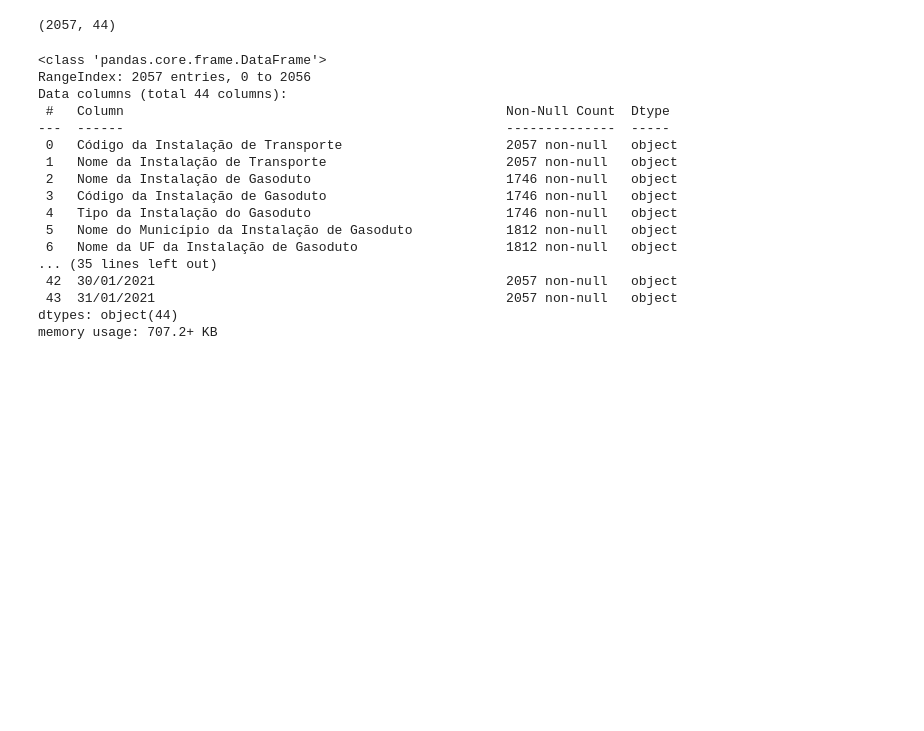
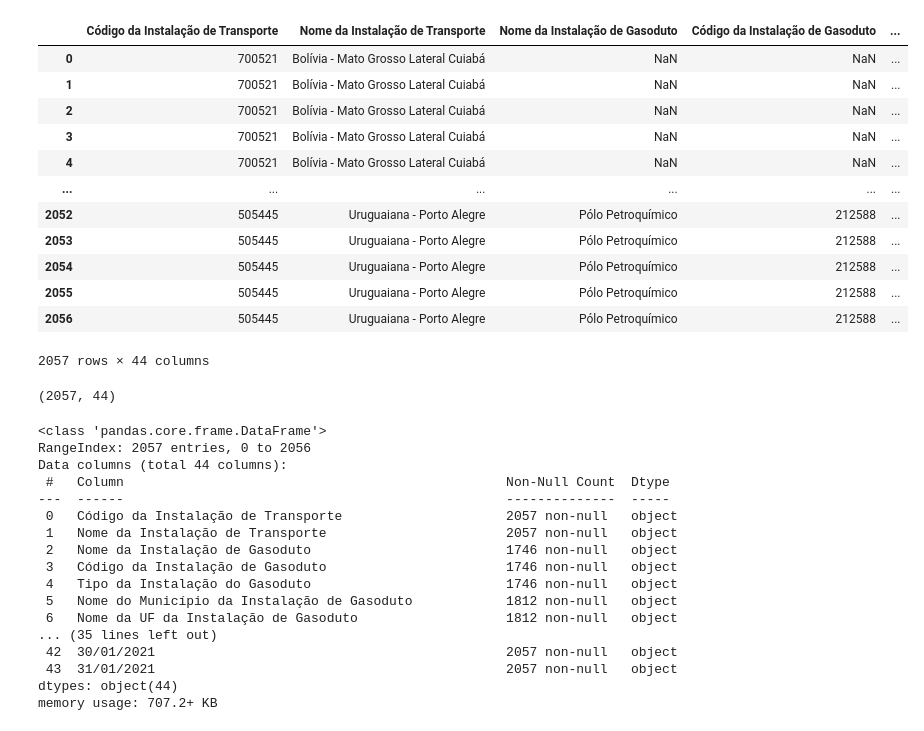
Before and after one commit to k3lvin-os/eda_gasoduto, a Jupyter notebook: EDA_Gasoduto.ipynb, the cells around one changed output. Drawn from its saved outputs; the diff is of its cells as text; code cells hidden in the pictures; blank space fills up the shorter version.

```diff
--- a/EDA_Gasoduto.ipynb
+++ b/EDA_Gasoduto.ipynb
@@ -15,3 +13,19 @@ df = pd.read_csv(
+# %%
+df
+# %% [output]
+|  | Código da Instalação de Transporte | Nome da Instalação de Transporte | Nome da Instalação de Gasoduto | Código da Instalação de Gasoduto | ... |
+| 0 | 700521 | Bolívia - Mato Grosso Lateral Cuiabá | NaN | NaN | ... |
+| 1 | 700521 | Bolívia - Mato Grosso Lateral Cuiabá | NaN | NaN | ... |
+| 2 | 700521 | Bolívia - Mato Grosso Lateral Cuiabá | NaN | NaN | ... |
+| 3 | 700521 | Bolívia - Mato Grosso Lateral Cuiabá | NaN | NaN | ... |
+| 4 | 700521 | Bolívia - Mato Grosso Lateral Cuiabá | NaN | NaN | ... |
+| ... | ... | ... | ... | ... | ... |
+| 2052 | 505445 | Uruguaiana - Porto Alegre | Pólo Petroquímico | 212588 | ... |
+| 2053 | 505445 | Uruguaiana - Porto Alegre | Pólo Petroquímico | 212588 | ... |
+| 2054 | 505445 | Uruguaiana - Porto Alegre | Pólo Petroquímico | 212588 | ... |
+| 2055 | 505445 | Uruguaiana - Porto Alegre | Pólo Petroquímico | 212588 | ... |
+| 2056 | 505445 | Uruguaiana - Porto Alegre | Pólo Petroquímico | 212588 | ... |
+2057 rows × 44 columns
 # %%
 df.shape
 # %% [output]
```
Also changed, not shown: parts of 10 cells of this notebook.
